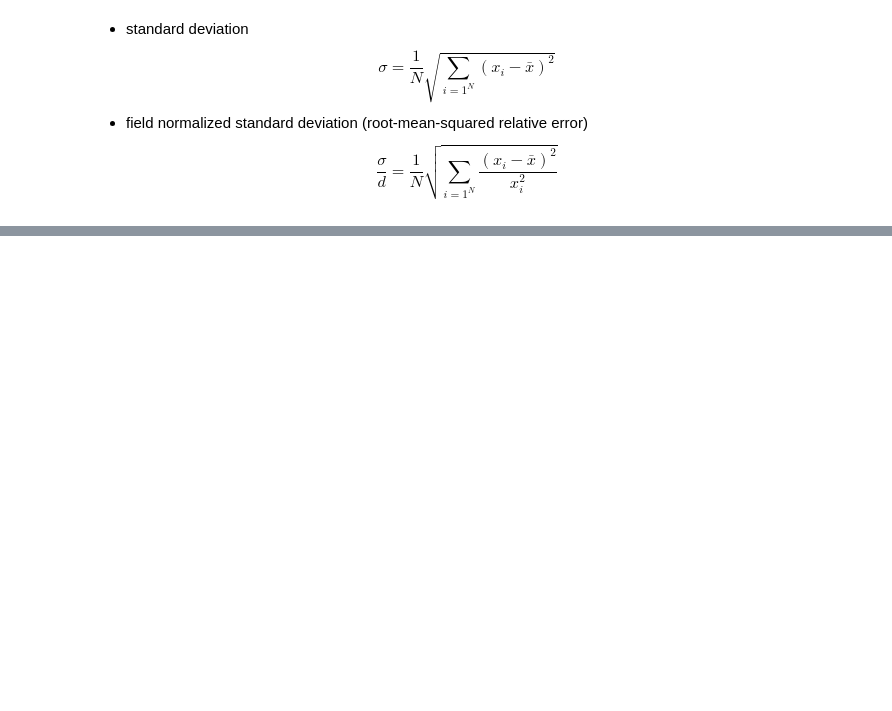
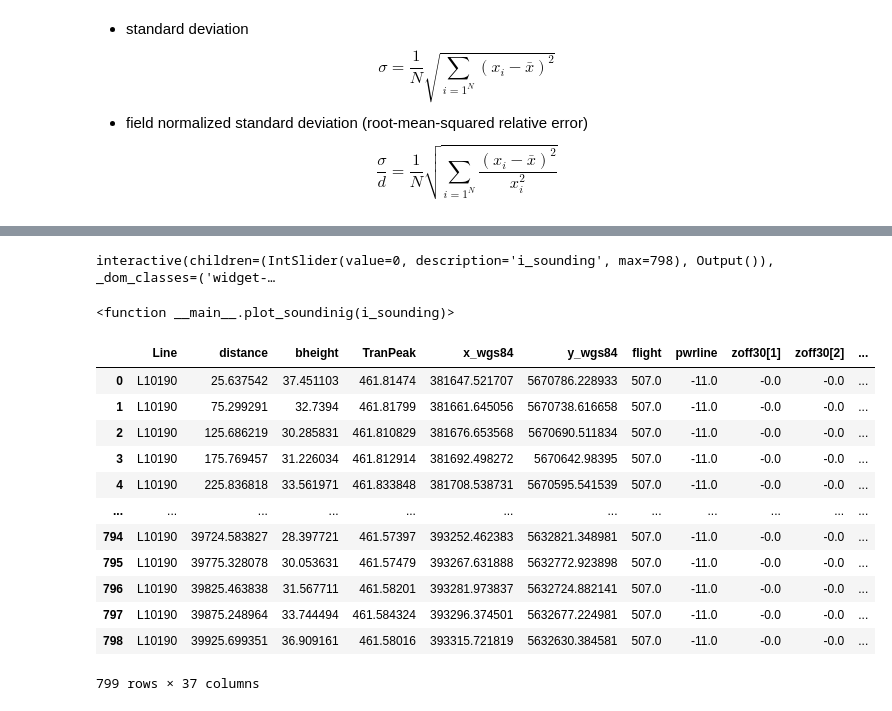
Before and after one commit to emgeolab/alberta_atem, a Jupyter notebook: notebooks/04.try.ipynb, the cells around one changed output, grey strips where cells are left out. Saved outputs shown, nothing was run; the diff lists cells and outputs as text; code cells hidden in the pictures; blank space fills up the shorter version.

```diff
--- a/notebooks/04.try.ipynb
+++ b/notebooks/04.try.ipynb
@@ -29,3 +45,3 @@ floors = 5 * normalizer
 # %%
-line_no = list(dobs["Line"].unique())
+line_no = list(raws["Line"].unique())
 # %%
@@ -143,3 +210,31 @@ hi = plt.hist(data_rerr[~cut_off], bins = np.linspace(0,0.05, 100))
+# %%
+def plot_soundinig(i_sounding):
+    plt.errorbar(times, np.abs(data_[i_sounding,:])*1e9, yerr=data_rerr[i_sounding,:], fmt='-o')
+    plt.yscale('log')
+    plt.xscale('log')
+    plt.xlabel("Time (s)")
+    plt.ylabel("Field (nT/s)")
+
+interact(plot_soundinig, i_sounding=widgets.IntSlider(min=0, max=data_.shape[0]-1, step=1, value=0))
+# %% [output]
+interactive(children=(IntSlider(value=0, description='i_sounding', max=798), Output()), _dom_classes=('widget-…
+<function __main__.plot_soundinig(i_sounding)>
+# %%
+df_data_binned
+# %% [output]
+|  | Line | distance | bheight | TranPeak | x_wgs84 | y_wgs84 | flight | pwrline | zoff30[1] | zoff30[2] | ... |
+| 0 | L10190 | 25.637542 | 37.451103 | 461.81474 | 381647.521707 | 5670786.228933 | 507.0 | -11.0 | -0.0 | -0.0 | ... |
+| 1 | L10190 | 75.299291 | 32.7394 | 461.81799 | 381661.645056 | 5670738.616658 | 507.0 | -11.0 | -0.0 | -0.0 | ... |
+| 2 | L10190 | 125.686219 | 30.285831 | 461.810829 | 381676.653568 | 5670690.511834 | 507.0 | -11.0 | -0.0 | -0.0 | ... |
+| 3 | L10190 | 175.769457 | 31.226034 | 461.812914 | 381692.498272 | 5670642.98395 | 507.0 | -11.0 | -0.0 | -0.0 | ... |
+| 4 | L10190 | 225.836818 | 33.561971 | 461.833848 | 381708.538731 | 5670595.541539 | 507.0 | -11.0 | -0.0 | -0.0 | ... |
+| ... | ... | ... | ... | ... | ... | ... | ... | ... | ... | ... | ... |
+| 794 | L10190 | 39724.583827 | 28.397721 | 461.57397 | 393252.462383 | 5632821.348981 | 507.0 | -11.0 | -0.0 | -0.0 | ... |
+| 795 | L10190 | 39775.328078 | 30.053631 | 461.57479 | 393267.631888 | 5632772.923898 | 507.0 | -11.0 | -0.0 | -0.0 | ... |
+| 796 | L10190 | 39825.463838 | 31.567711 | 461.58201 | 393281.973837 | 5632724.882141 | 507.0 | -11.0 | -0.0 | -0.0 | ... |
+| 797 | L10190 | 39875.248964 | 33.744494 | 461.584324 | 393296.374501 | 5632677.224981 | 507.0 | -11.0 | -0.0 | -0.0 | ... |
+| 798 | L10190 | 39925.699351 | 36.909161 | 461.58016 | 393315.721819 | 5632630.384581 | 507.0 | -11.0 | -0.0 | -0.0 | ... |
+799 rows × 37 columns
 # %%
 filtered_data = pd.DataFrame(
     data = np.hstack(
```
Also changed, not shown: parts of 34 cells of this notebook, 2 other files.
